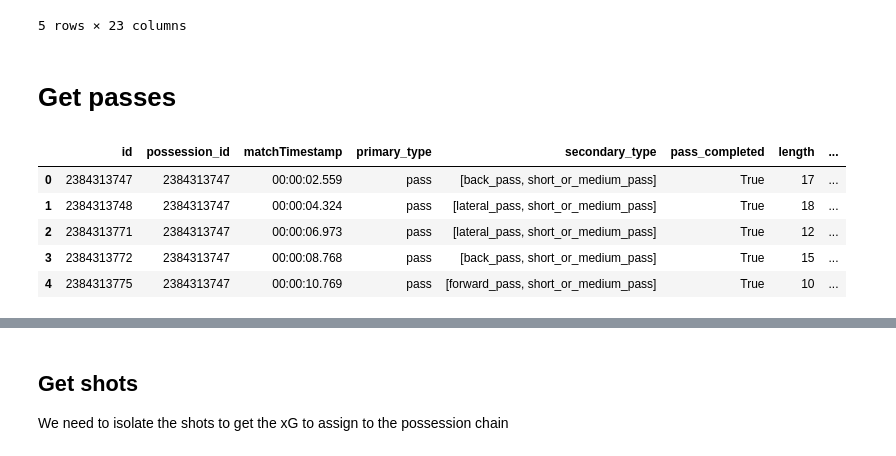
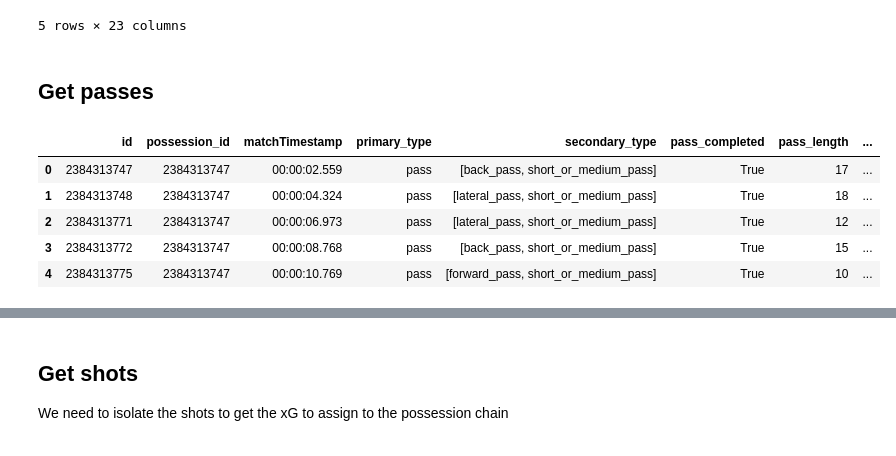
Before and after one commit to MarijnSt/soccermatics-project-2, a Jupyter notebook: notebooks/expected_danger.ipynb, the cells around one changed output, grey strips where cells are left out. Saved outputs shown, nothing was run; the diff lists cells and outputs as text; code cells hidden in the pictures.

```diff
--- a/notebooks/expected_danger.ipynb
+++ b/notebooks/expected_danger.ipynb
@@ -240,40 +240,40 @@ df_events.head()
 | 4 | 2384313775 | 5588197 | 1H | 0 | 10 | 00:00:10.769 | 11.769625 | 2.384314e+09 | ... |
 5 rows × 23 columns
 # %% [markdown]
-# Get passes
+## Get passes
 # %%
 # Get passes and relevant columns
 passes_mask = df_events["primary_type"] == "pass"
 df_passes = df_events.loc[passes_mask, ["id", "possession_id", "matchTimestamp", "primary_type", "secondary_type", "pass", "location"]]
 
 # Split the pass column (use event because pass is python keyword)
 df_passes["pass_completed"] = [event.get("accurate") if event is not None else None for event in df_passes["pass"]]
 df_passes["end_location"] = [event.get("endLocation") if event is not None else None for event in df_passes["pass"]]
-df_passes["length"] = [event.get("length") if event is not None else None for event in df_passes["pass"]]
-df_passes["angle"] = [event.get("angle") if event is not None else None for event in df_passes["pass"]]
+df_passes["pass_length"] = [event.get("length") if event is not None else None for event in df_passes["pass"]]
+df_passes["pass_angle"] = [event.get("angle") if event is not None else None for event in df_passes["pass"]]
 
 """
 From docs:
 For angle, 0° represents a perfect forward pass (straight line towards the goal).
 Passes to the right will have positive values (90° pass is a pass strictly to the right), to the left, negative (-90° pass is a pass strictly to the left).
 Straight back passes will have the angle of 180°.
 Angle is specified in degrees, taking into account standard field dimensions.
 """
 
 # Split the location columns
 df_passes["x0"] = [event.get("x") if event is not None else None for event in df_passes["location"]]
 df_passes["y0"] = [event.get("y") if event is not None else None for event in df_passes["location"]]
 df_passes["x1"] = [event.get("x") if event is not None else None for event in df_passes["end_location"]]
 df_passes["y1"] = [event.get("y") if event is not None else None for event in df_passes["end_location"]]
 
 # Drop the pass column
 df_passes = df_passes.drop(columns=["pass"])
 df_passes = df_passes.drop(columns=["location"])
 df_passes = df_passes.drop(columns=["end_location"])
 
 df_passes.head()
 # %% [output]
-|  | id | possession_id | matchTimestamp | primary_type | secondary_type | pass_completed | length | ... |
+|  | id | possession_id | matchTimestamp | primary_type | secondary_type | pass_completed | pass_length | ... |
 | 0 | 2384313747 | 2384313747 | 00:00:02.559 | pass | [back_pass, short_or_medium_pass] | True | 17 | ... |
 | 1 | 2384313748 | 2384313747 | 00:00:04.324 | pass | [lateral_pass, short_or_medium_pass] | True | 18 | ... |
 | 2 | 2384313771 | 2384313747 | 00:00:06.973 | pass | [lateral_pass, short_or_medium_pass] | True | 12 | ... |
```
Also changed, not shown: parts of 3 cells of this notebook.
